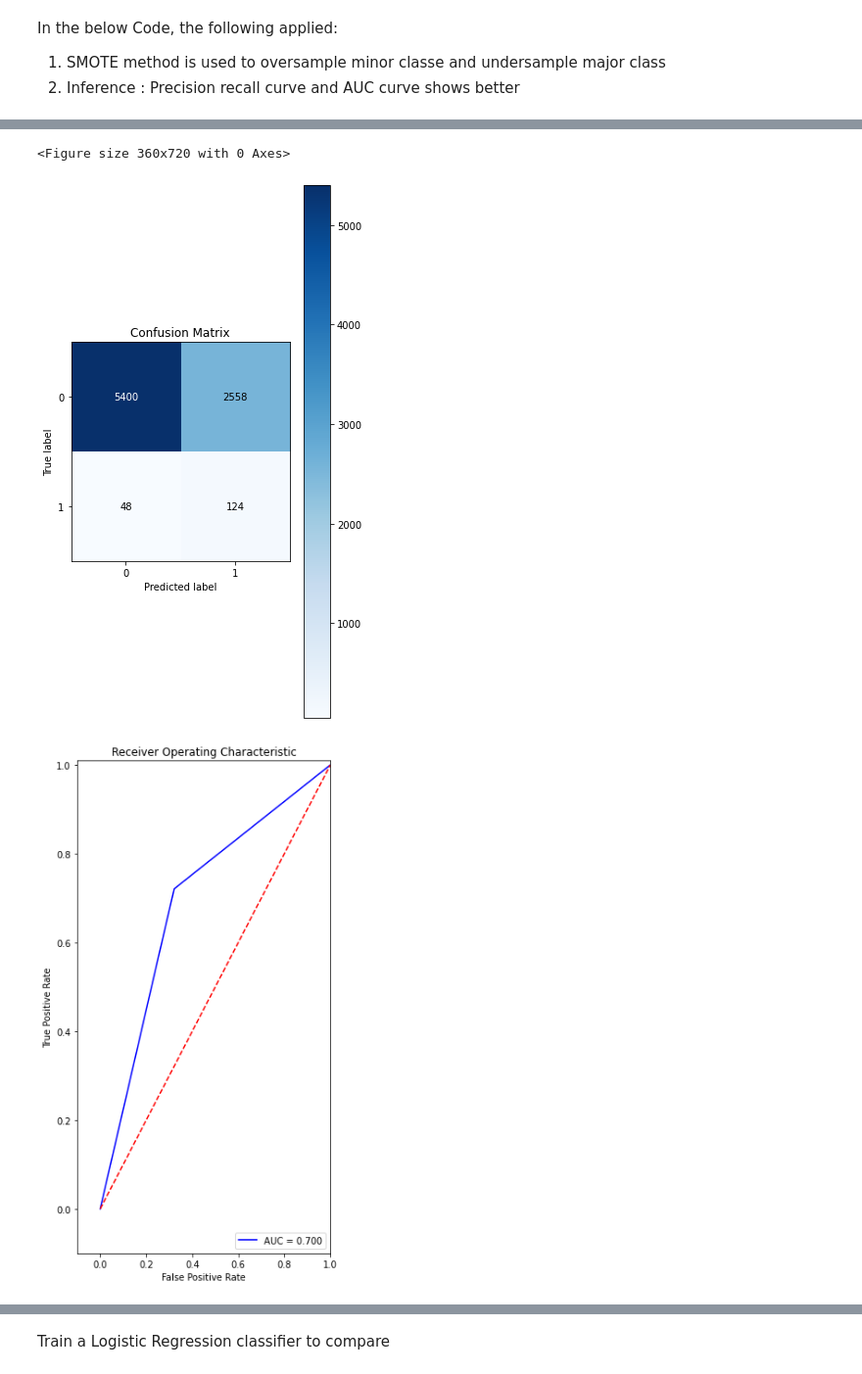
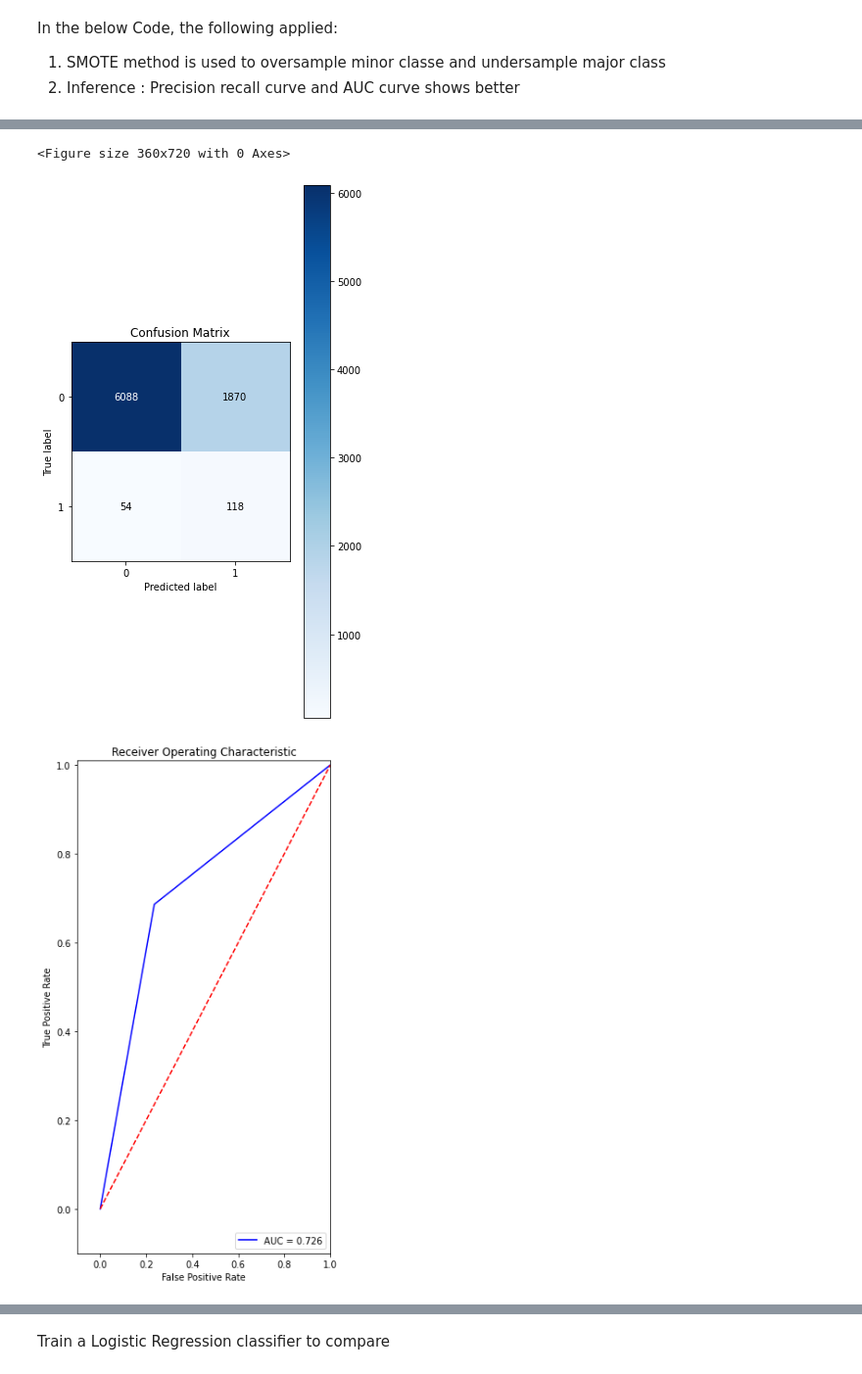
Before and after one commit to Manu-Anand/tf_certfication, a Jupyter notebook: stroke_ds.ipynb, the cells around one changed output, grey strips where cells are left out. Shown at 98% size. Drawn from its saved outputs; the diff is of its cells as text; code cells hidden in the pictures.

```diff
--- a/stroke_ds.ipynb
+++ b/stroke_ds.ipynb
@@ -168,15 +168,15 @@ def classify_RandomForestClassifier(estimators, x_train, y_train):
 # %% [markdown]
 Defines method to display auc curve
 # %%
-def auc_curve(y_test, y_test_pred):
+def auc_curve(y, y_p):
   #cnf_matrix_tra = confusion_matrix(y_test, y_test_pred)
   class_names = [0,1]
   plt.figure()
   #disp = plot_confusion_matrix(y_test, y_test, display_labels=class_names)
-  skplt.metrics.plot_confusion_matrix(y_test, y_test_pred, normalize=False)
+  skplt.metrics.plot_confusion_matrix(y, y_p, normalize=False)
   #disp.ax_.set_title('Confusion matrix')
   plt.show()
-  fpr, tpr, thresholds = roc_curve(y_test, y_test_pred)
+  fpr, tpr, thresholds = roc_curve(y, y_p)
   roc_auc = auc(fpr,tpr)
 
   # Plot ROC
@@ -299,17 +299,19 @@ In the below Code, the following applied:
 # %%
 
 #Oversmaple the minority class 10% of major class
-over_sample = SMOTE(sampling_strategy=0.1, random_state=0)
+over_sample = SMOTE(sampling_strategy=0.2, random_state=10)
 # Undersample the majority class 50%
-under_sample = RandomUnderSampler(sampling_strategy=0.5, random_state=0)
+under_sample = RandomUnderSampler(sampling_strategy=1.0, random_state=10)
 steps = [('o', over_sample), ('u', under_sample)]
 # Add this to pipeline
 pipeline = Pipeline(steps=steps)
-#x_train, y_train = pipeline.fit_resample(x_train, y_train)
+x_train, y_train = pipeline.fit_resample(x_train, y_train)
 estimators = 50
 from imblearn.ensemble import EasyEnsembleClassifier
-rf_classifier = EasyEnsembleClassifier(n_estimators=10)
+rf_classifier = EasyEnsembleClassifier(n_estimators=10, random_state=10)
 rf_classifier.fit(x_train,y_train)
+disp = plot_precision_recall_curve(rf_classifier, x_train, y_train)
+disp.ax_.set_title('2-class Precision-Recall curve TRAINING DATA: ')
 # Evaluate against Test data
 print(rf_classifier.score(x_test, y_test))
 y_test_pred = rf_classifier.predict(x_test)
@@ -324,6 +326,13 @@ cm = confusion_matrix(y_val, y_val_pred)
 print('Confusion Matrics For VALIDATION DATA SET: ', cm)
 print('Classification Report - VALIDATION DS', classification_report(y_val, y_val_pred))
 auc_curve(y_val,y_val_pred)
+
+
+disp = plot_precision_recall_curve(rf_classifier, x_test, y_test)
+disp.ax_.set_title('2-class Precision-Recall curve TEST DATA: ')
+
+disp = plot_precision_recall_curve(rf_classifier, x_val, y_val)
+disp.ax_.set_title('2-class Precision-Recall curve VAL DATA: ')
 # %% [output]
 Function safe_indexing is deprecated; safe_indexing is deprecated in version 0.22 and will be removed in version 0.24.
 
@@ -356,3 +366,3 @@ weighted avg       0.97      0.68      0.79      8130
 <Figure size 360x720 with 0 Axes>
-[figure, old version]
-[figure, old version]
+[figure, new version]
+[figure, new version]
```
Also changed, not shown: parts of 8 cells of this notebook.
